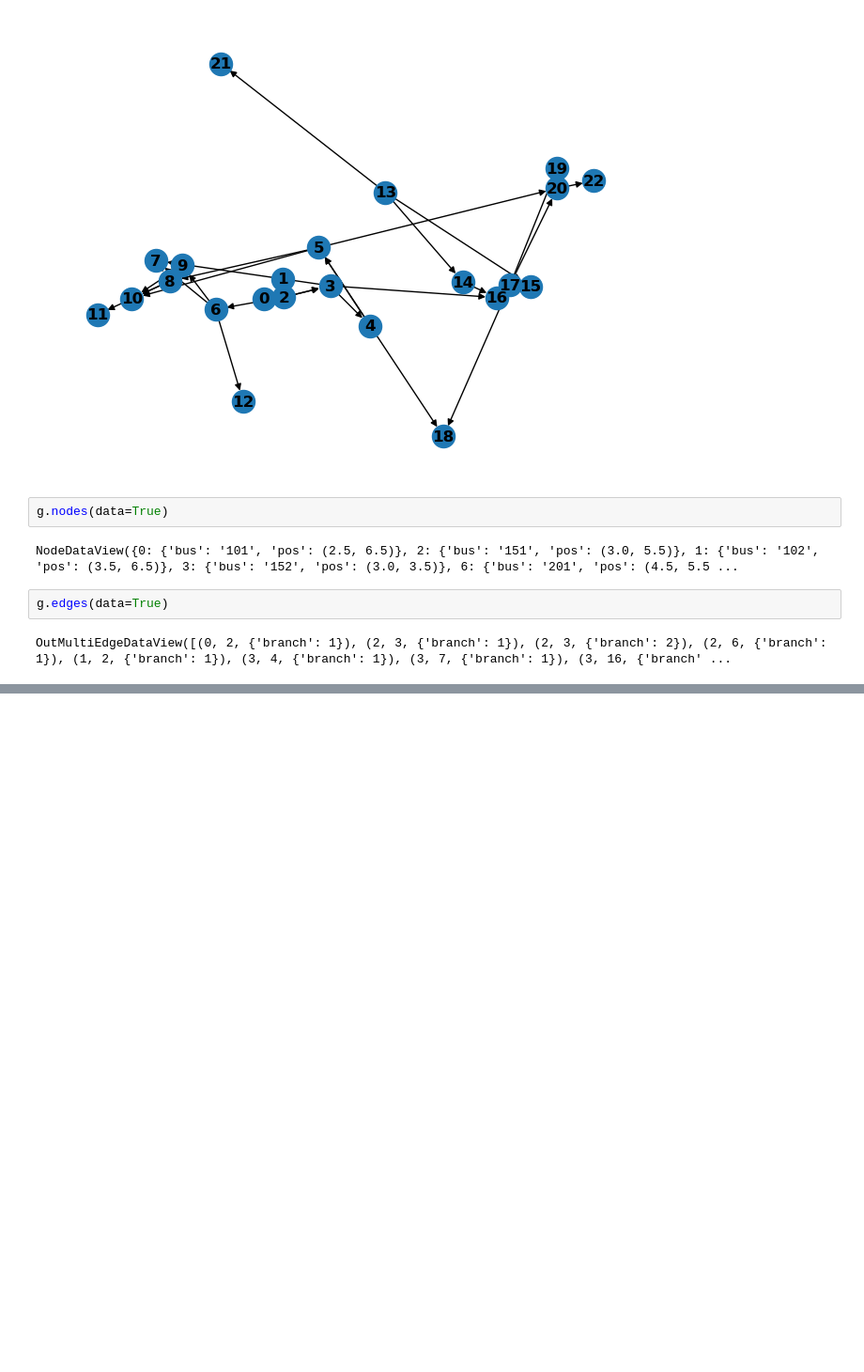
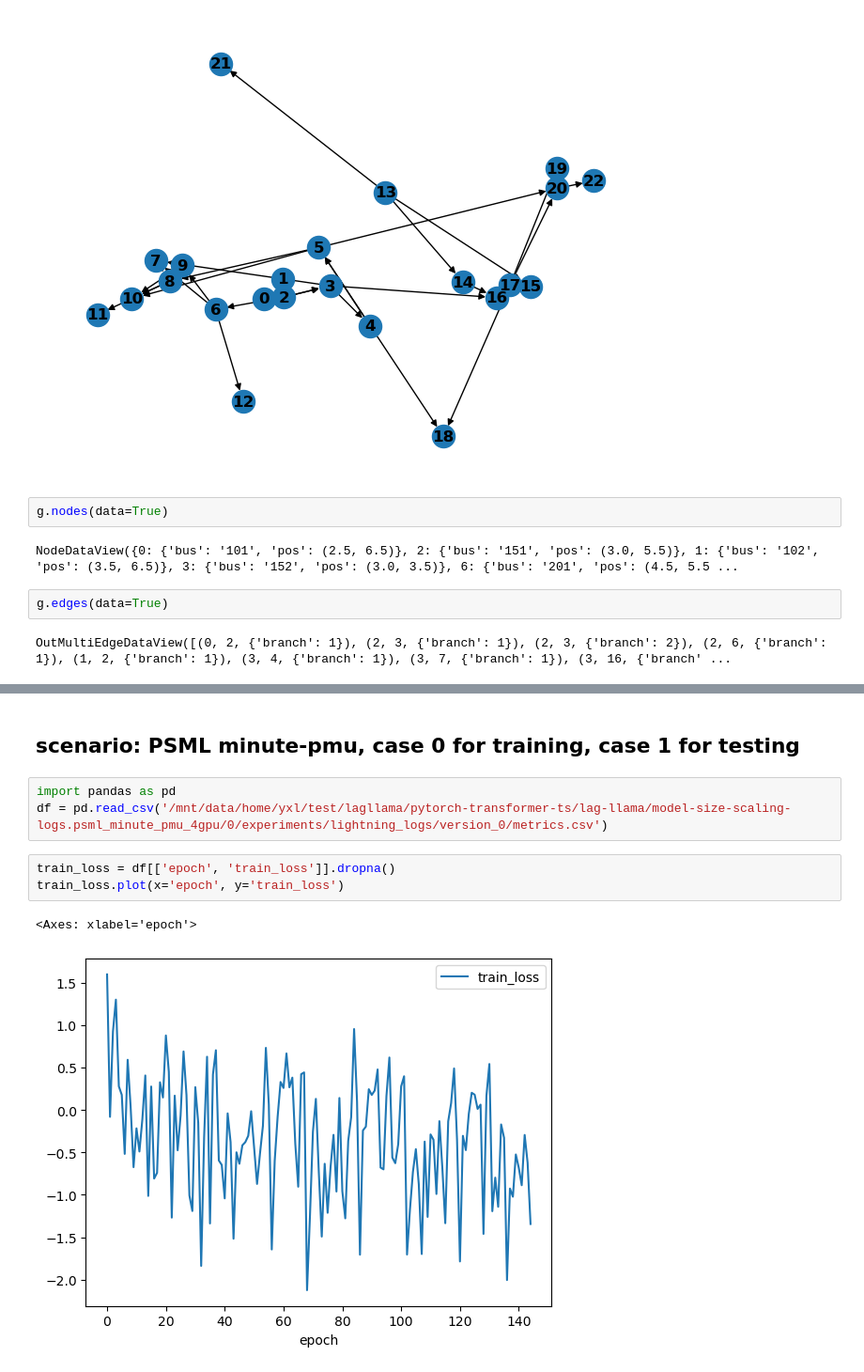
Before and after one commit to hohe12ly/pytorch-transformer-ts, a Jupyter notebook: lag-llama/nb_psml_graph.ipynb, the cells around one changed output, grey strips where cells are left out. Shown at 94% size. Saved outputs shown, nothing was run; the diff lists cells and outputs as text; blank space fills up the shorter version.

```diff
--- a/lag-llama/nb_psml_graph.ipynb
+++ b/lag-llama/nb_psml_graph.ipynb
@@ -203,0 +270,11 @@ OutMultiEdgeDataView([(0, 2, {'branch': 1}), (2, 3, {'branch': 1}), (2, 3, {'bra
+# %% [markdown]
+## scenario: PSML minute-pmu, case 0 for training, case 1 for testing
+# %%
+import pandas as pd
+df = pd.read_csv('/mnt/data/home/yxl/test/lagllama/pytorch-transformer-ts/lag-llama/model-size-scaling-logs.psml_minute_pmu_4gpu/0/experiments/lightning_logs/version_0/metrics.csv')
+# %%
+train_loss = df[['epoch', 'train_loss']].dropna()
+train_loss.plot(x='epoch', y='train_loss')
+# %% [output]
+<Axes: xlabel='epoch'>
+[figure, added]
```
Also changed, not shown: parts of 17 cells of this notebook, 2 other files.
